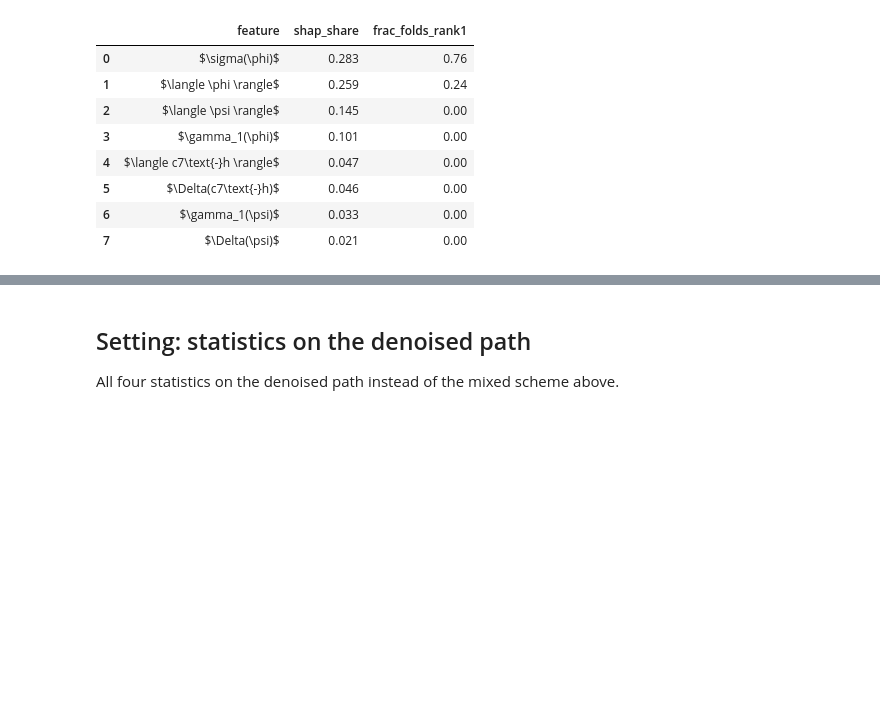
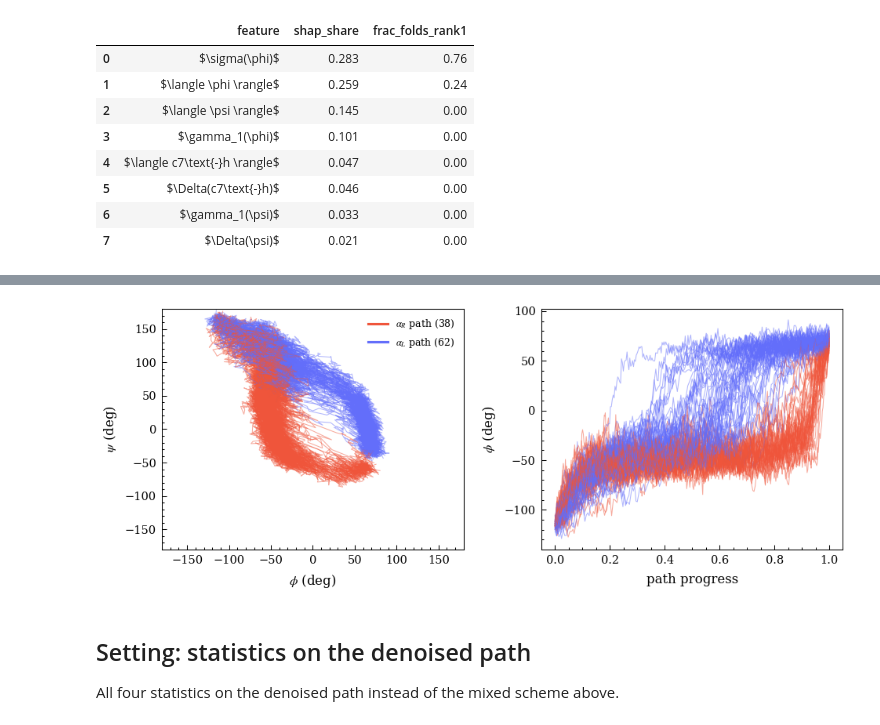
Before and after one commit to Shaheerah3007/PathFDM, a Jupyter notebook: systems/alanine_dipeptide/alanine_dipeptide.ipynb, the cells around one changed output, grey strips where cells are left out. Saved outputs shown, nothing was run; the diff lists cells and outputs as text; code cells hidden in the pictures; blank space fills up the shorter version.

```diff
--- a/systems/alanine_dipeptide/alanine_dipeptide.ipynb
+++ b/systems/alanine_dipeptide/alanine_dipeptide.ipynb
@@ -81,3 +87,16 @@ plot_beeswarm(res, max_display=10); plt.show()
+# %%
+X_DESC, Y_DESC = r"\phi", r"\psi"                     # paper: Ramachandran plane
+DESC = D.DESC_NAMES[top_descriptor(res, D.DESC_NAMES)]       # or e.g. r"\omega_1"
+col = {n: i for i, n in enumerate(D.DESC_NAMES)}
+fig, axs = plt.subplots(1, 2, figsize=(6.6, 2.7))
+plot_paths([d[:, col[X_DESC]] for d in desc], [d[:, col[Y_DESC]] for d in desc], labels, D.LABEL_CONFIG, ax=axs[0],
+           xlabel=f"${X_DESC}$ (deg)", ylabel=f"${Y_DESC}$ (deg)", lw=0.5, alpha=0.5)
+axs[0].set_xlim(-180, 180); axs[0].set_ylim(-180, 180)
+plot_paths([np.linspace(0, 1, len(d)) for d in desc], [d[:, col[DESC]] for d in desc], labels, D.LABEL_CONFIG,
+           ax=axs[1], xlabel="path progress", ylabel=f"${DESC}$ (deg)" if DESC != r"c7\text{-}h" else "C7 H-bond (Å)", lw=0.5, alpha=0.5, legend=False)
+plt.tight_layout(); plt.show()
+# %% [output]
+[figure, added]
 # %% [markdown]
 ## Setting: statistics on the denoised path
 
```
Also changed, not shown: parts of 3 cells of this notebook, 6 other files.
